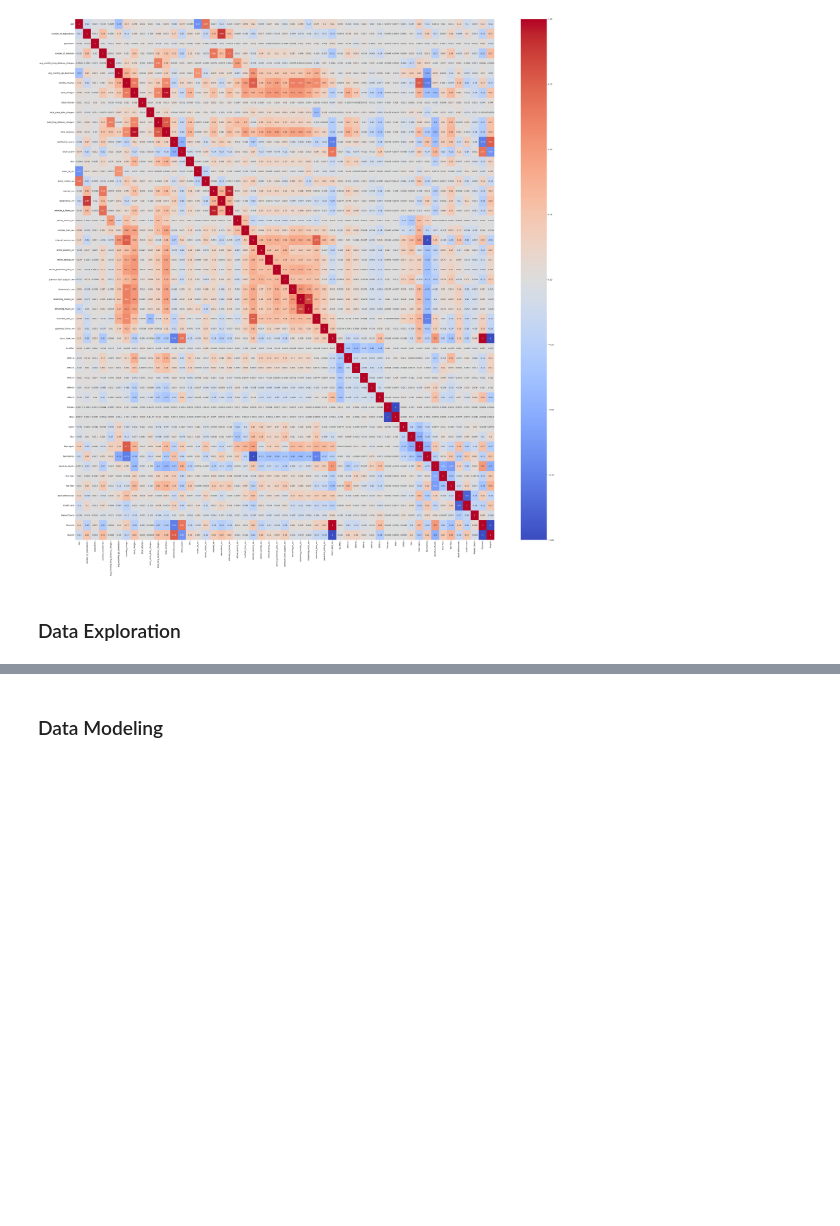
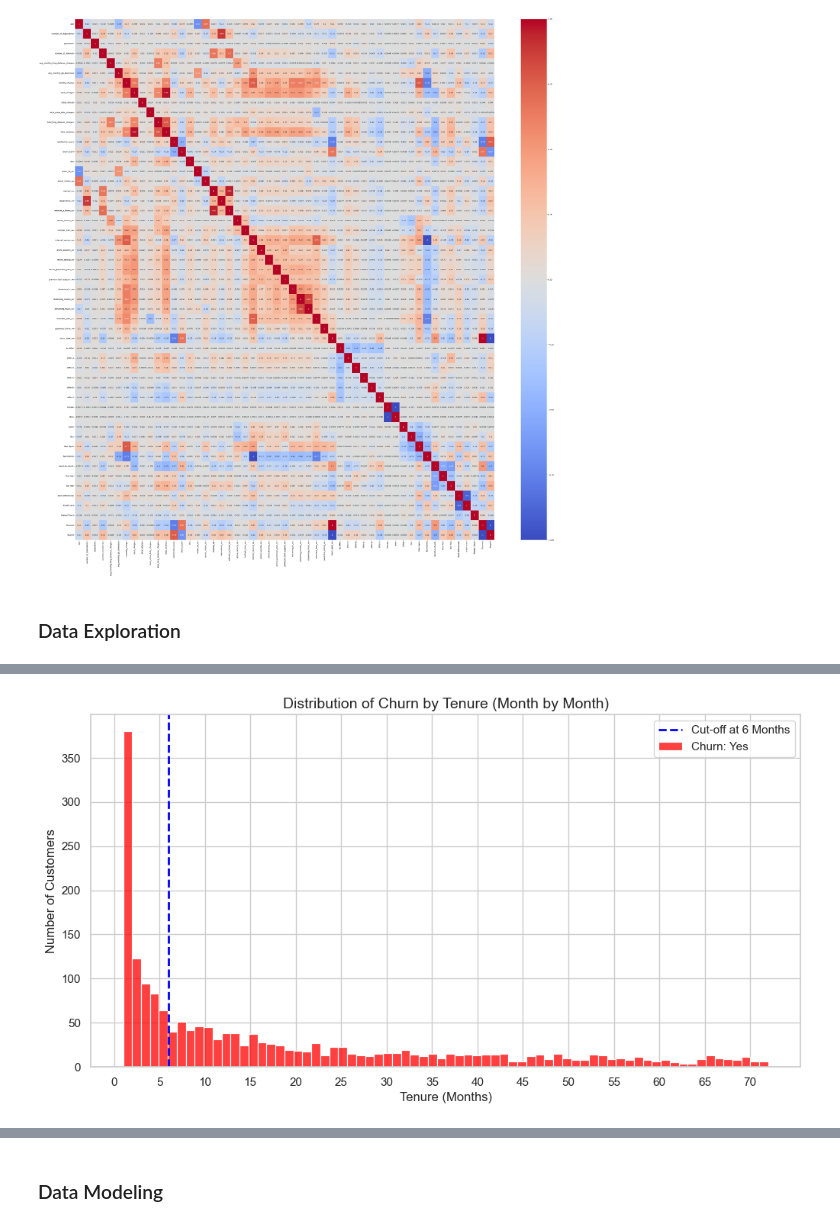
Before and after one commit to COny7897/Data_analytics, a Jupyter notebook: notebook.ipynb, the cells around one changed output, grey strips where cells are left out. Cells and saved outputs as stored; diff of their text form; code cells hidden in the pictures; blank space fills up the shorter version.

```diff
--- a/notebook.ipynb
+++ b/notebook.ipynb
@@ -257,0 +303,23 @@ plt.show()
+# %%
+# วิเคราะห์ระยะเวลา: ระยะเวลาเป็นลูกค้า กับ การเลิกใช้
+import matplotlib.pyplot as plt
+import seaborn as sns
+
+plt.figure(figsize=(12, 6))
+
+sns.histplot(df[df['churn_label'] == 'Yes']['tenure_in_months'],
+             bins=72, color='red', label='Churn: Yes')
+
+plt.axvline(x=6, color='blue', linestyle='--', linewidth=2, label='Cut-off at 6 Months')
+
+plt.xticks(range(0, 75, 5))
+
+plt.title('Distribution of Churn by Tenure (Month by Month)', fontsize=14)
+plt.xlabel('Tenure (Months)')
+plt.ylabel('Number of Customers')
+plt.legend()
+plt.show()
+
+# Insight: Early Churn สูงมากในช่วง 1-6 เดือนแรก ลูกค้าใหม่มีความเสี่ยงที่จะยกเลิกสัญญามากที่สุด
+# %% [output]
+[figure, added]
```
Also changed, not shown: parts of 6 cells of this notebook.
